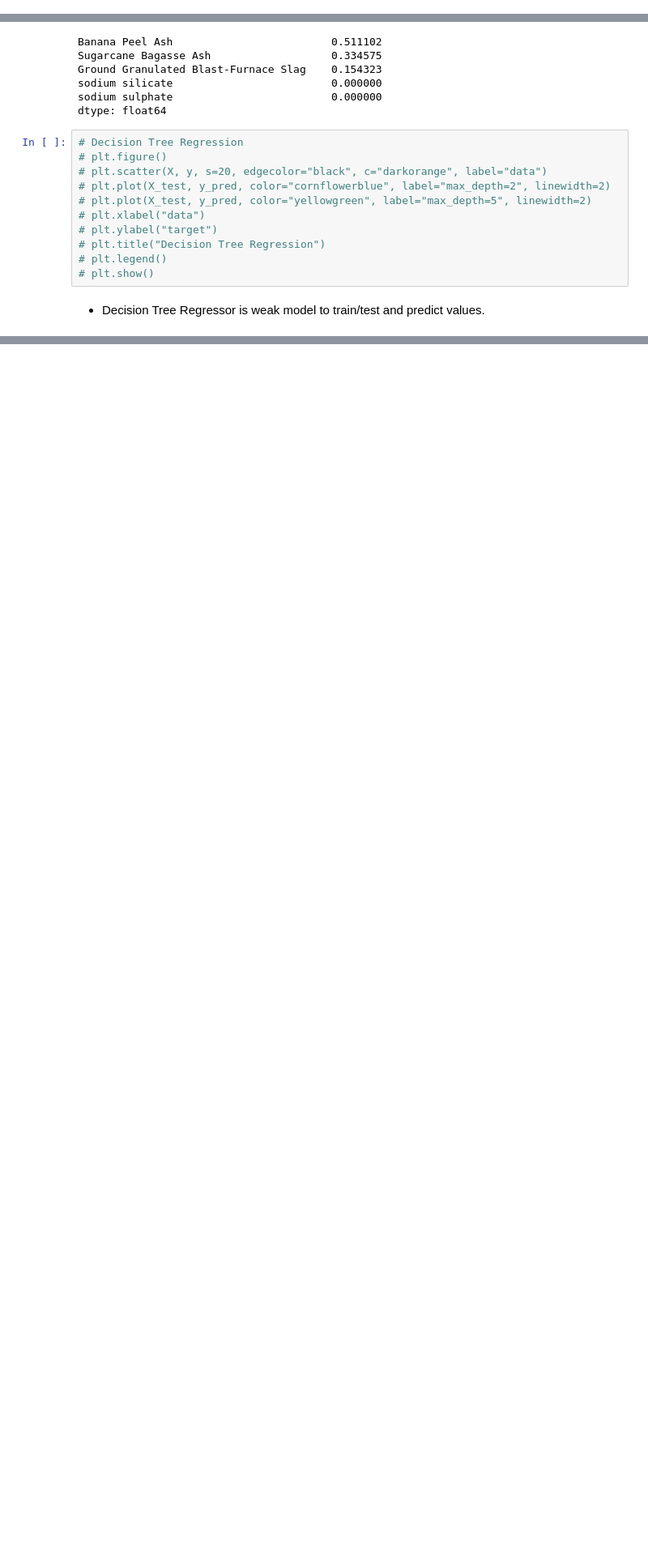
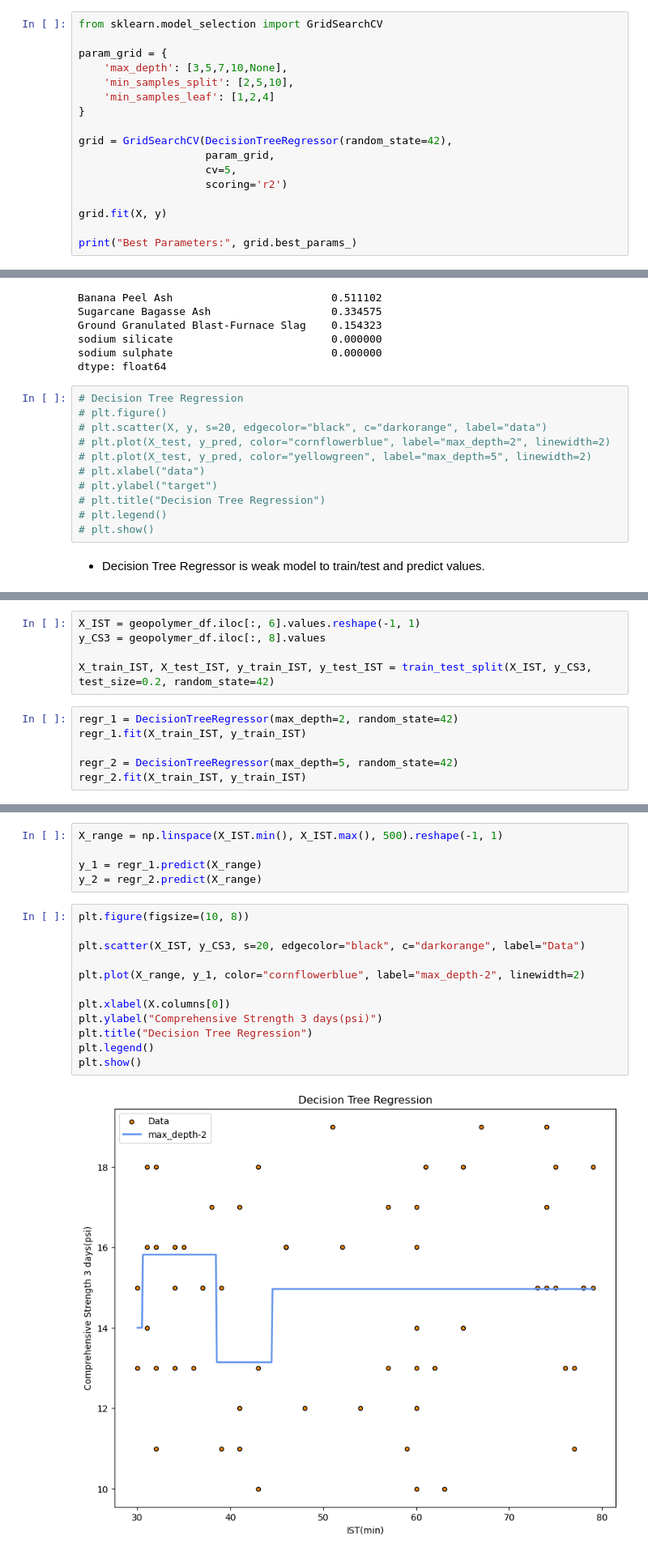
Before and after one commit to uofl-sbabb/DecisionTree, a Jupyter notebook: DecisionTreeRegressor/DecisionTreeRegressor.ipynb, the cells around one changed output, grey strips where cells are left out. Shown at 81% size. Saved outputs shown, nothing was run; the diff lists cells and outputs as text; blank space fills up the shorter version.

Commit message:
plot low cs vs ist
Signed-off-by: uofl-sbabb <sbabb131@gmail.com>

```diff
--- a/DecisionTreeRegressor/DecisionTreeRegressor.ipynb
+++ b/DecisionTreeRegressor/DecisionTreeRegressor.ipynb
@@ -143,0 +163,17 @@ y = geopolymer_df.iloc[:, 8:12]
+# %%
+from sklearn.model_selection import GridSearchCV
+
+param_grid = {
+    'max_depth': [3,5,7,10,None],
+    'min_samples_split': [2,5,10],
+    'min_samples_leaf': [1,2,4]
+}
+
+grid = GridSearchCV(DecisionTreeRegressor(random_state=42),
+                    param_grid,
+                    cv=5,
+                    scoring='r2')
+
+grid.fit(X, y)
+
+print("Best Parameters:", grid.best_params_)
@@ -296,0 +318,11 @@ dtype: float64
+# %%
+X_IST = geopolymer_df.iloc[:, 6].values.reshape(-1, 1)
+y_CS3 = geopolymer_df.iloc[:, 8].values
+
+X_train_IST, X_test_IST, y_train_IST, y_test_IST = train_test_split(X_IST, y_CS3, test_size=0.2, random_state=42)
+# %%
+regr_1 = DecisionTreeRegressor(max_depth=2, random_state=42)
+regr_1.fit(X_train_IST, y_train_IST)
+
+regr_2 = DecisionTreeRegressor(max_depth=5, random_state=42)
+regr_2.fit(X_train_IST, y_train_IST)
@@ -296,0 +331,19 @@ dtype: float64
+# %%
+X_range = np.linspace(X_IST.min(), X_IST.max(), 500).reshape(-1, 1)
+
+y_1 = regr_1.predict(X_range)
+y_2 = regr_2.predict(X_range)
+# %%
+plt.figure(figsize=(10, 8))
+
+plt.scatter(X_IST, y_CS3, s=20, edgecolor="black", c="darkorange", label="Data")
+
+plt.plot(X_range, y_1, color="cornflowerblue", label="max_depth-2", linewidth=2)
+
+plt.xlabel(X.columns[0])
+plt.ylabel("Comprehensive Strength 3 days(psi)")
+plt.title("Decision Tree Regression")
+plt.legend()
+plt.show()
+# %% [output]
+[figure, added]
```
Also changed, not shown: parts of 8 cells of this notebook.
